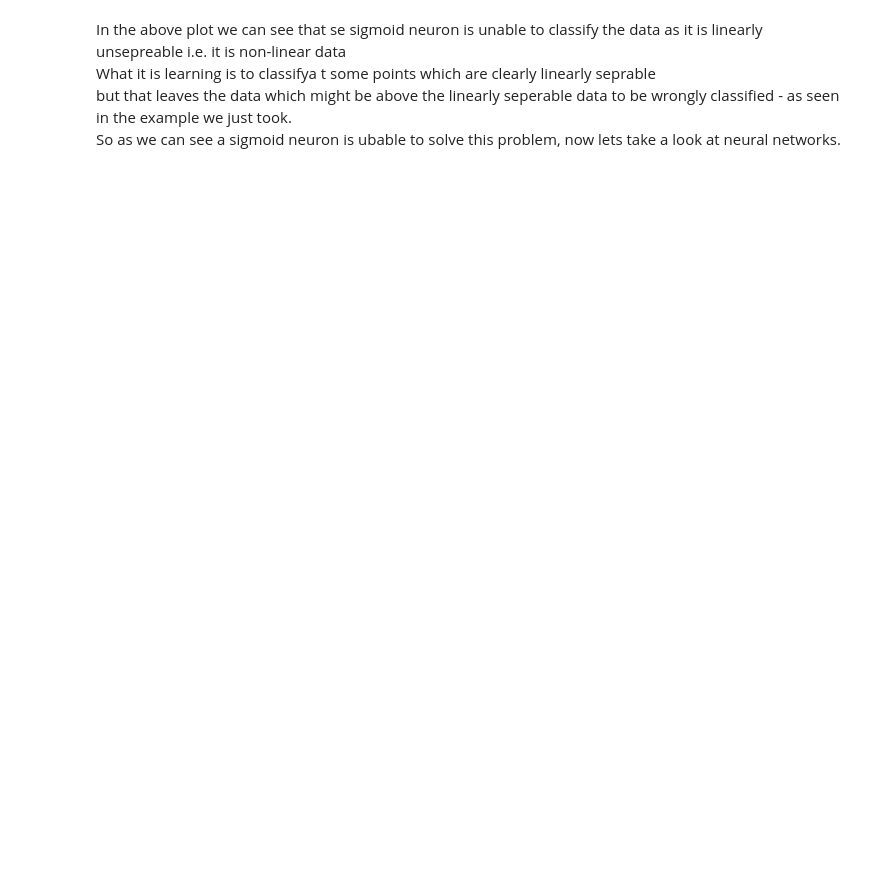
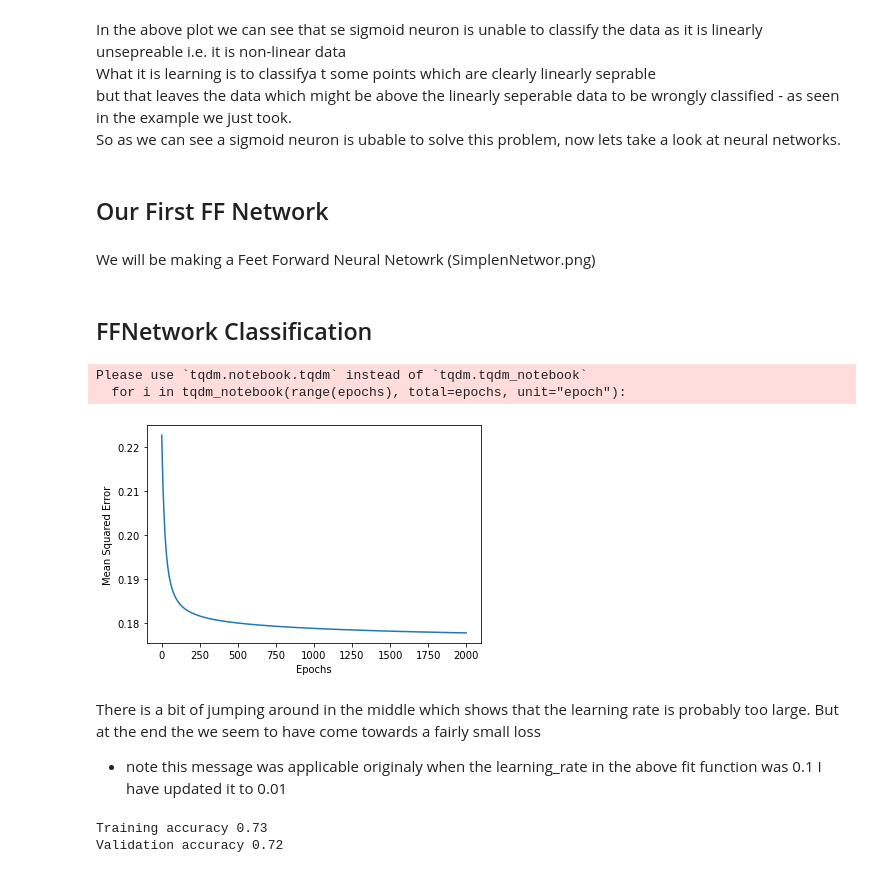
Before and after one commit to AvishekRoy16/DeepLearning, a Jupyter notebook: 3. FeedForward_NeuralNetwork/FeedForward_NeuralNetwork.ipynb, the cells around one changed output. Cells and saved outputs as stored; diff of their text form; code cells hidden in the pictures; blank space fills up the shorter version.

Commit message:
BCC using FFN & building FFN class

```diff
--- a/3. FeedForward_NeuralNetwork/FeedForward_NeuralNetwork.ipynb
+++ b/3. FeedForward_NeuralNetwork/FeedForward_NeuralNetwork.ipynb
@@ -253,3 +255,7 @@ In the above plot we can see that se sigmoid neuron is unable to classify the da
 What it is learning is to classifya t some points which are clearly linearly seprable
 but that leaves the data which might be above the linearly seperable data to be wrongly classified - as seen in the example we just took.
 So as we can see a sigmoid neuron is ubable to solve this problem, now lets take a look at neural networks.
+# %% [markdown]
+## Our First FF Network
+# %% [markdown]
+We will be making a Feet Forward Neural Netowrk (SimplenNetwor.png)
@@ -255,0 +383,38 @@ So as we can see a sigmoid neuron is ubable to solve this problem, now lets take
+# %% [markdown]
+## FFNetwork Classification
+# %%
+# Instanciating Feed Forward Neural Netork
+ffn = FirstFFNetwork()
+# Callin hte fit function
+ffn.fit(X_train, Y_train, epochs=2000, learning_rate=.01, display_loss=True)
+# %% [output]
+Please use `tqdm.notebook.tqdm` instead of `tqdm.tqdm_notebook`
+  for i in tqdm_notebook(range(epochs), total=epochs, unit="epoch"):
+[figure, added]
+# %% [markdown]
+There is a bit of jumping around in the middle which shows that the learning rate is probably too large. But at the end the we seem to have come towards a fairly small loss
+* note this message was applicable originaly when the learning_rate in the above fit function was 0.1 I have updated it to 0.01
+# %%
+# We will take the predicted values and convert them into binarised verion of them both for the train and val data.
+
+#pridicted values for the X_train dataset using the ffn.predict function
+Y_pred_train = ffn.predict(X_train)
+
+# we would like to binarise this - if >= 0 it will be one or else it will be 0
+Y_pred_binarised_train = (Y_pred_train >= 0.5).astype("int").ravel()
+
+
+# same as above for the val dataset
+Y_pred_val = ffn.predict(X_val)
+Y_pred_binarised_val = (Y_pred_val >= 0.5).astype("int").ravel()
+
+# accuracy_score is a sk-learn library which helps us compute the accuracy of the given model(for more detail check previous notebooks)
+# we calculate it for both train and val
+accuracy_train = accuracy_score(Y_pred_binarised_train, Y_train)
+accuracy_val = accuracy_score(Y_pred_binarised_val, Y_val)
+
+print("Training accuracy", round(accuracy_train, 2))
+print("Validation accuracy", round(accuracy_val, 2))
+# %% [output]
+Training accuracy 0.73
+Validation accuracy 0.72
```
Also changed, not shown: parts of 20 cells of this notebook, 2 other files.
